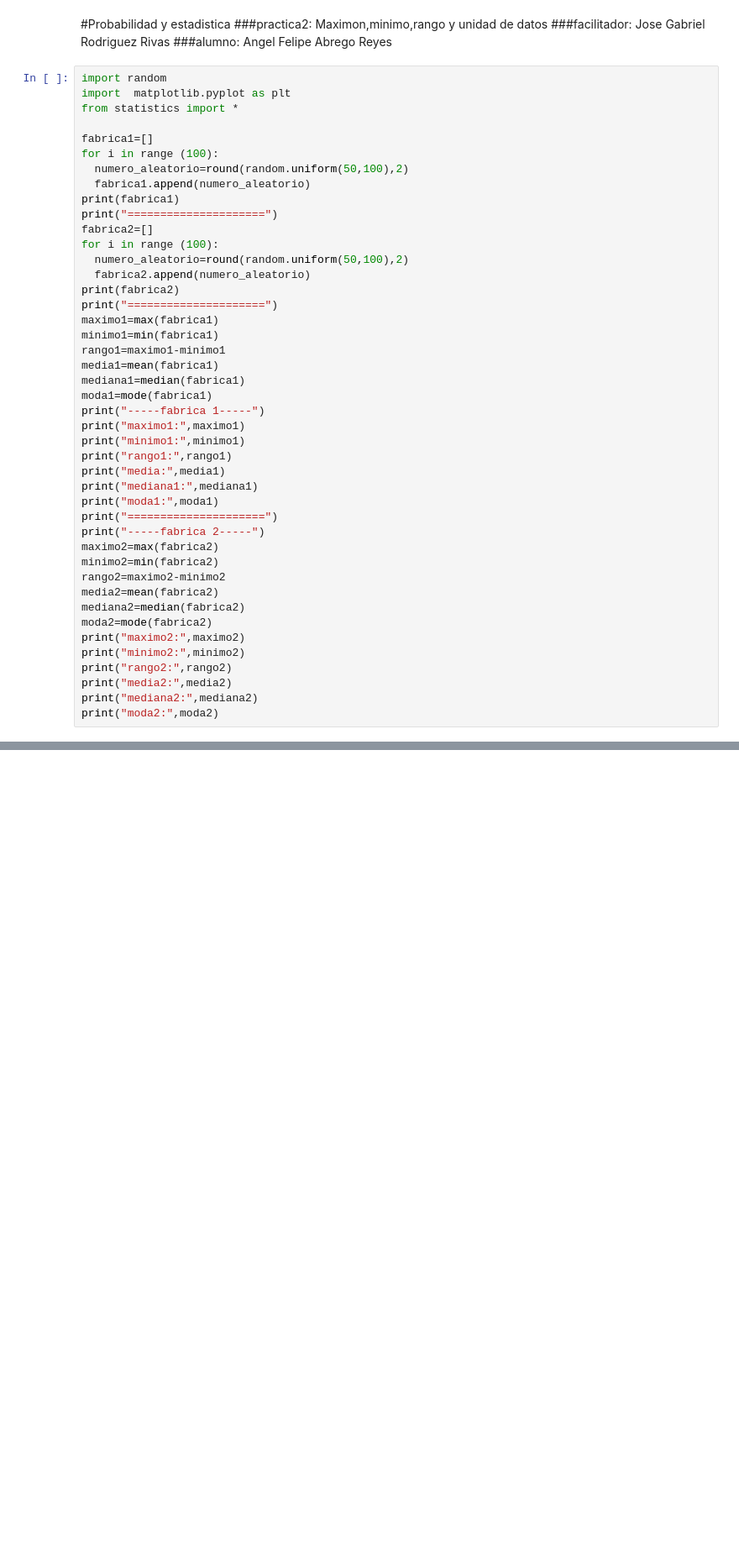
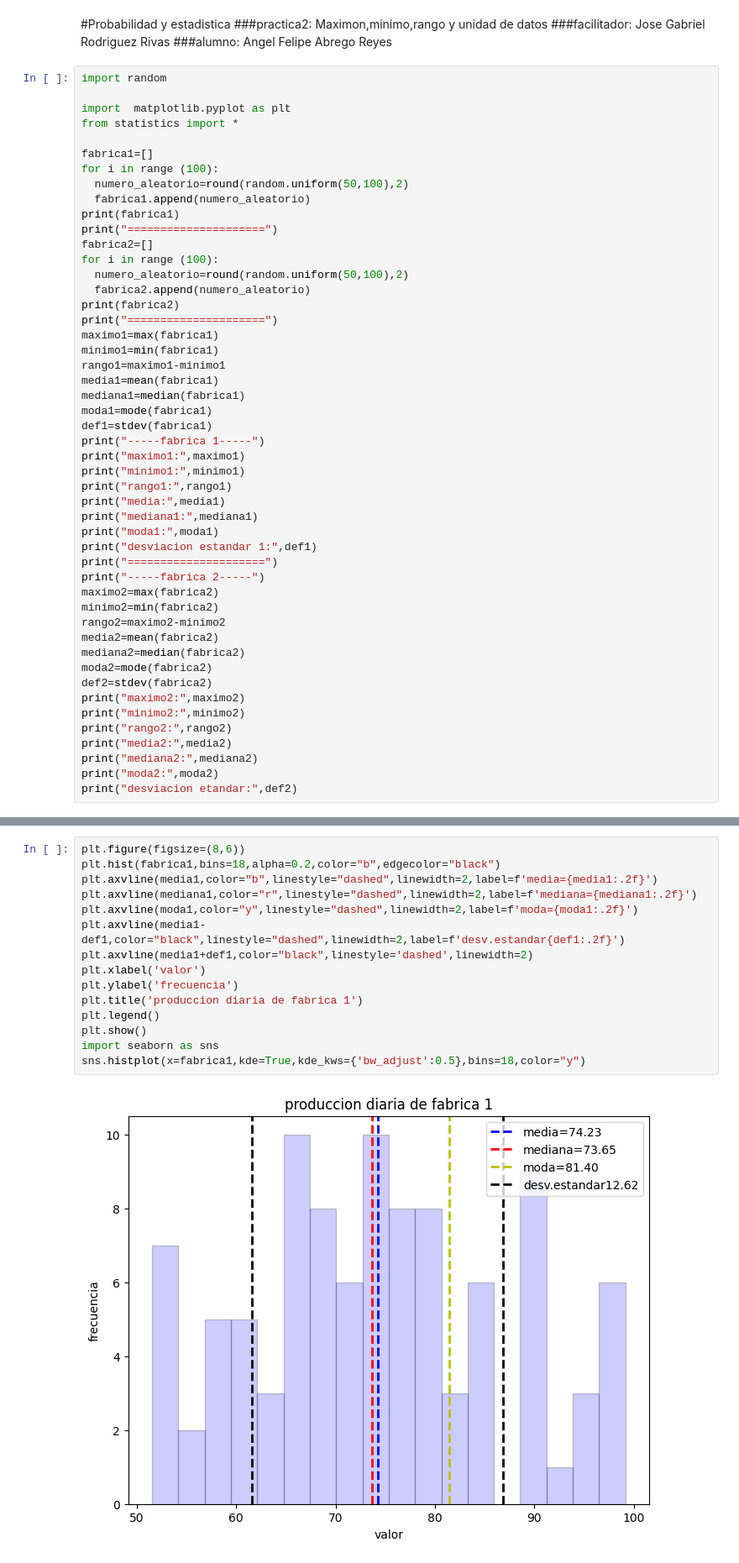
Before and after one commit to fellAR-hub/Probabilidad, a Jupyter notebook: unidad1/practica2.ipynb, the cells around one changed output, grey strips where cells are left out. Shown at 84% size. Saved outputs shown, nothing was run; the diff lists cells and outputs as text; blank space fills up the shorter version.

```diff
--- a/unidad1/practica2.ipynb
+++ b/unidad1/practica2.ipynb
@@ -7,6 +7,7 @@
 ###alumno: Angel Felipe Abrego Reyes
 # %%
 import random
+
 import  matplotlib.pyplot as plt
 from statistics import *
 
@@ -28,6 +29,7 @@ rango1=maximo1-minimo1
 media1=mean(fabrica1)
 mediana1=median(fabrica1)
 moda1=mode(fabrica1)
+def1=stdev(fabrica1)
 print("-----fabrica 1-----")
 print("maximo1:",maximo1)
 print("minimo1:",minimo1)
@@ -35,6 +37,7 @@ print("rango1:",rango1)
 print("media:",media1)
 print("mediana1:",mediana1)
 print("moda1:",moda1)
+print("desviacion estandar 1:",def1)
 print("=====================")
 print("-----fabrica 2-----")
 maximo2=max(fabrica2)
@@ -43,10 +46,12 @@ rango2=maximo2-minimo2
 media2=mean(fabrica2)
 mediana2=median(fabrica2)
 moda2=mode(fabrica2)
+def2=stdev(fabrica2)
 print("maximo2:",maximo2)
 print("minimo2:",minimo2)
 print("rango2:",rango2)
 print("media2:",media2)
 print("mediana2:",mediana2)
 print("moda2:",moda2)
+print("desviacion etandar:",def2)
 # %% [output]
@@ -71,0 +75,17 @@ moda2: 58.24
+# %%
+plt.figure(figsize=(8,6))
+plt.hist(fabrica1,bins=18,alpha=0.2,color="b",edgecolor="black")
+plt.axvline(media1,color="b",linestyle="dashed",linewidth=2,label=f'media={media1:.2f}')
+plt.axvline(mediana1,color="r",linestyle="dashed",linewidth=2,label=f'mediana={mediana1:.2f}')
+plt.axvline(moda1,color="y",linestyle="dashed",linewidth=2,label=f'moda={moda1:.2f}')
+plt.axvline(media1-def1,color="black",linestyle="dashed",linewidth=2,label=f'desv.estandar{def1:.2f}')
+plt.axvline(media1+def1,color="black",linestyle='dashed',linewidth=2)
+plt.xlabel('valor')
+plt.ylabel('frecuencia')
+plt.title('produccion diaria de fabrica 1')
+plt.legend()
+plt.show()
+import seaborn as sns
+sns.histplot(x=fabrica1,kde=True,kde_kws={'bw_adjust':0.5},bins=18,color="y")
+# %% [output]
+[figure, added]
```
Also changed, not shown: parts of 3 cells of this notebook.
